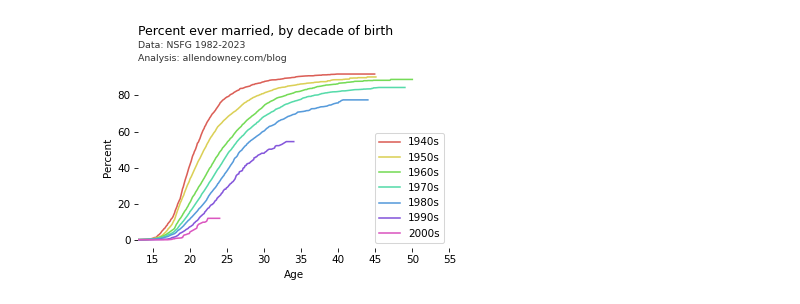
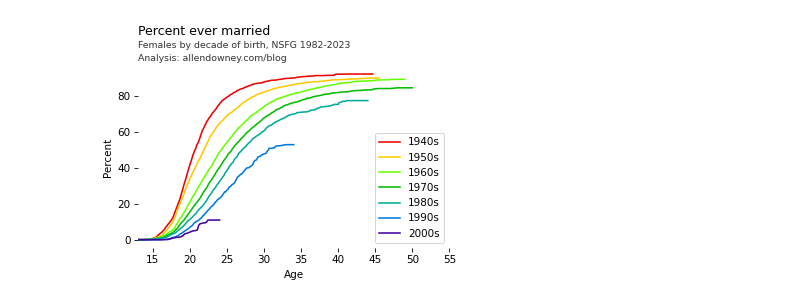
Before and after one commit to AllenDowney/MarriageNSFG, a Jupyter notebook: marriage_lifelines.ipynb, the cells around one changed output. Saved outputs shown, nothing was run; the diff lists cells and outputs as text; code cells hidden in the pictures.

```diff
--- a/marriage_lifelines.ipynb
+++ b/marriage_lifelines.ipynb
@@ -166,25 +169,24 @@ def make_title(title, subtitle, pad=30):
 # %% [output]
 [interactive output not drawn]
 # %%
-def decorate_plot(**options):
+def decorate_plot(subtitle="", **options):
     decorate(
         xlabel="Age",
         ylabel="Percent",
         xlim=[13, 55],
         **options,
     )
-    title = "Percent ever married, by decade of birth"
-    subtitle = "Data: NSFG 1982-2023 "
+    title = "Percent ever married"
     make_title(title, subtitle)
 # %% [output]
 [interactive output not drawn]
 # %%
-def plot_kmf_map(ax, kmf_map, cohorts, add_label=True, **options):
+def plot_kmf_map(ax, kmf_map, cohorts, **options):
     """ """
-    palette = set_palette("hls", len(cohorts))
+    palette = set_palette("nipy_spectral", len(cohorts), reverse=True)
     for cohort in cohorts:
         series = kmf_map[cohort]
-        label = f"{cohort+1900}s" if add_label else ""
+        label = f"{cohort+1900}s"
         series.plot(ax=ax, label=label, **options)
         label = ""
 # %% [output]
@@ -192,12 +194,12 @@ def plot_kmf_map(ax, kmf_map, cohorts, add_label=True, **options):
 # %%
 cohorts = range(40, 110, 10)
 
 fig, ax = plt.subplots()
 plot_kmf_map(ax, nsfg_map, cohorts)
-decorate_plot()
+decorate_plot(subtitle="Females by decade of birth, NSFG 1982-2023")
 remove_spines()
 plt.tight_layout()
 # %% [output]
-[figure, old version]
+[figure, new version]
 [interactive output not drawn]
 # %%
```
Also changed, not shown: parts of 23 cells of this notebook.
